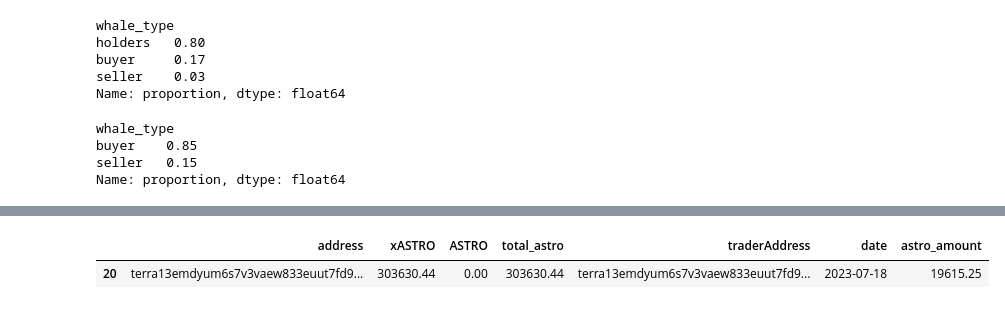
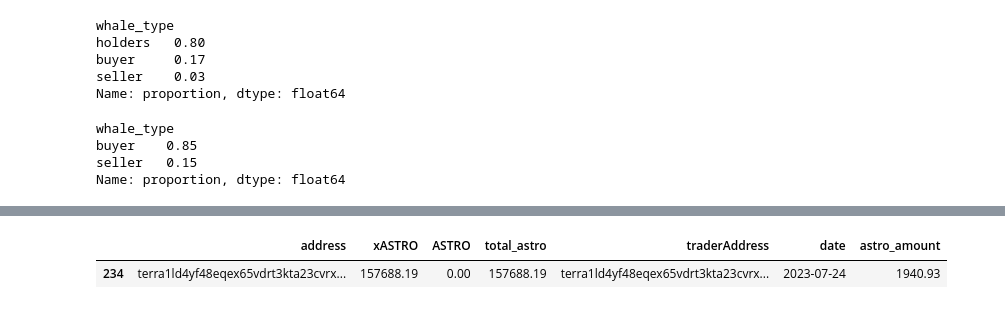
Before and after one commit to IncioMan/cosmos-activities-dashboard, a Jupyter notebook: python/notebooks/astro_analysis.ipynb, the cells around one changed output, grey strips where cells are left out. Cells and saved outputs as stored; diff of their text form; code cells hidden in the pictures.

```diff
--- a/python/notebooks/astro_analysis.ipynb
+++ b/python/notebooks/astro_analysis.ipynb
@@ -311,7 +311,7 @@ whales_daily[whales_daily.astro_amount != 0]\
 | terra17k9pr86dq75k3lwh3v826jm8s69... | 2023-07-01 |
 | terra1hphwnvawpdgm48wqa6ed6wga2au... | 2023-07-01 |
 # %%
-whales_daily[whales_daily.address=='terra13emdyum6s7v3vaew833euut7fd9ggw780ut3sj']
+whales_daily[whales_daily.address=='terra1ld4yf48eqex65vdrt3kta23cvrx865zyfkgkka']
 # %% [output]
 |  | address | xASTRO | ASTRO | total_astro | traderAddress | date | astro_amount |
-| 20 | terra13emdyum6s7v3vaew833euut7fd9... | 303630.44 | 0.00 | 303630.44 | terra13emdyum6s7v3vaew833euut7fd9... | 2023-07-18 | 19615.25 |
+| 234 | terra1ld4yf48eqex65vdrt3kta23cvrx... | 157688.19 | 0.00 | 157688.19 | terra1ld4yf48eqex65vdrt3kta23cvrx... | 2023-07-24 | 1940.93 |
```
Also changed, not shown: parts of 10 cells of this notebook, 8 other files.
